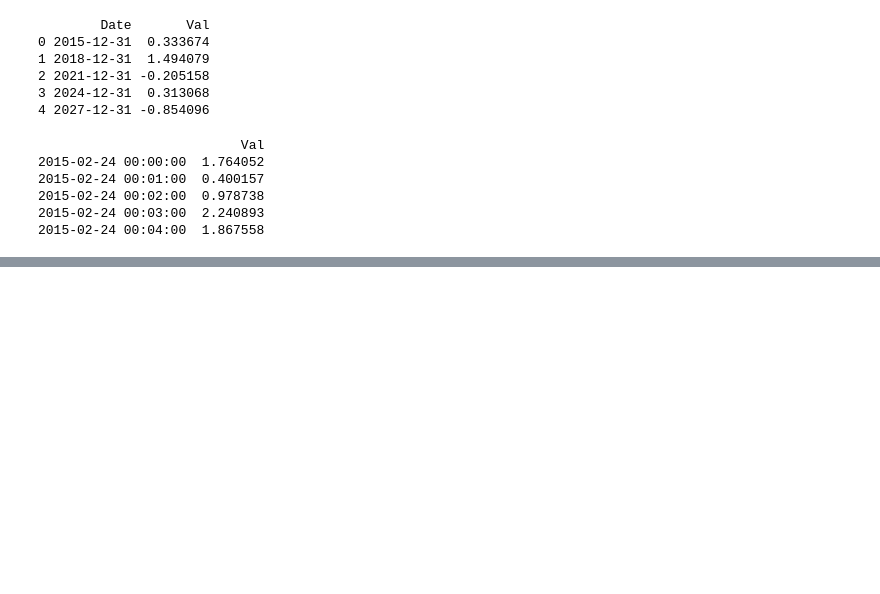
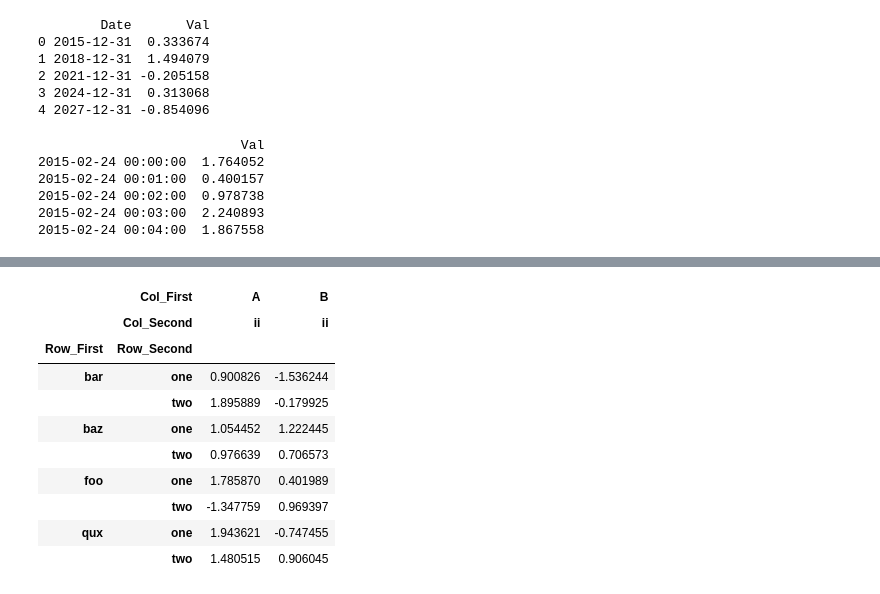
Before and after one commit to rajarameshchindu/datascience, a Jupyter notebook: Pandas.ipynb, the cells around one changed output, grey strips where cells are left out. Drawn from its saved outputs; the diff is of its cells as text; code cells hidden in the pictures; blank space fills up the shorter version.

```diff
--- a/Pandas.ipynb
+++ b/Pandas.ipynb
@@ -823,0 +927,14 @@ import numpy as np
+# %%
+df.loc[:,(slice(None),'ii')]
+# %% [output]
+|  | Col_First | A | B |
+|  | Col_Second | ii | ii |
+| Row_First | Row_Second |  |  |
+| bar | one | 0.900826 | -1.536244 |
+|  | two | 1.895889 | -0.179925 |
+| baz | one | 1.054452 | 1.222445 |
+|  | two | 0.976639 | 0.706573 |
+| foo | one | 1.785870 | 0.401989 |
+|  | two | -1.347759 | 0.969397 |
+| qux | one | 1.943621 | -0.747455 |
+|  | two | 1.480515 | 0.906045 |
```
Also changed, not shown: parts of 55 cells of this notebook.
